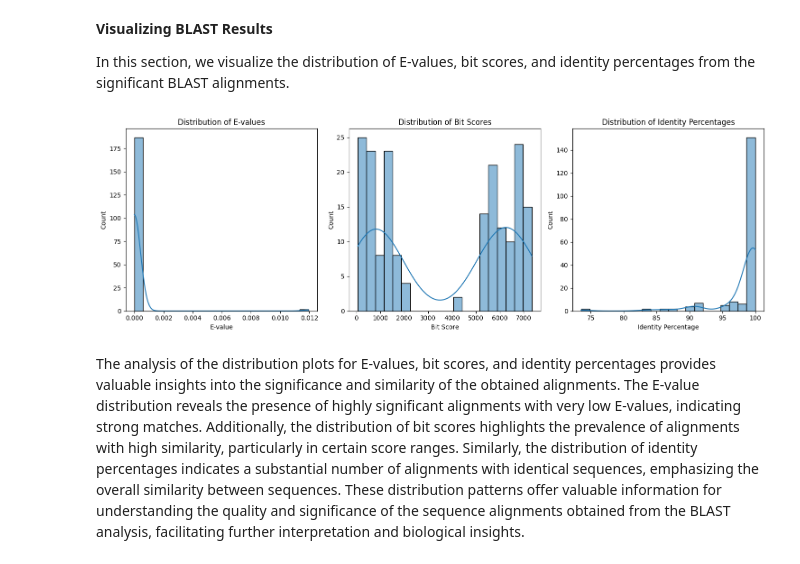
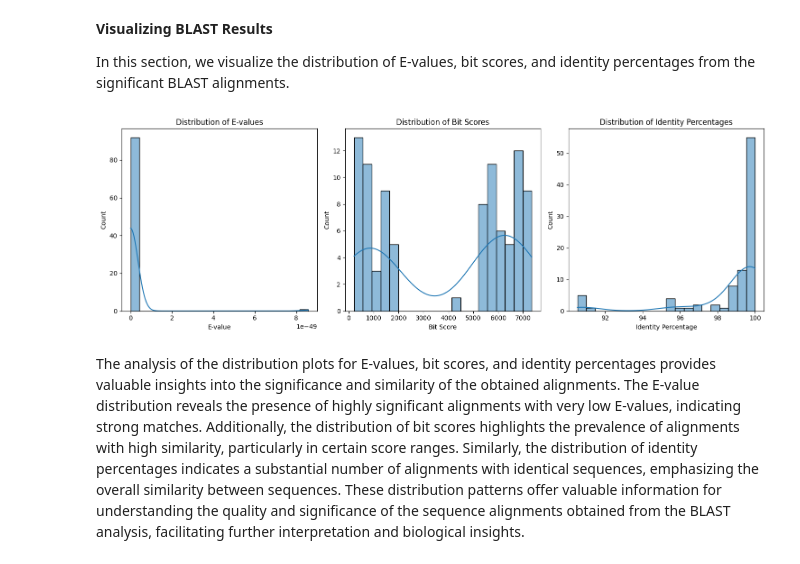
Before and after one commit to Pankajkarki543/Learning_Bioinformatics, a Jupyter notebook: Bioinformatics_BLAST_Analysis.ipynb, the cells around one changed output. Saved outputs shown, nothing was run; the diff lists cells and outputs as text; code cells hidden in the pictures.

```diff
--- a/Bioinformatics_BLAST_Analysis.ipynb
+++ b/Bioinformatics_BLAST_Analysis.ipynb
@@ -146,30 +83,0 @@ In this section, we summarize the significant BLAST alignments based on the filt
-# %%
-# Summary of filtered alignments
-summary = []
-
-# Iterate over each filtered alignment to extract key information
-for alignment in filtered_alignments:
-    for hsp in alignment.hsps:
-        identity_percentage = (hsp.identities / hsp.align_length) * 100
-        summary.append({
-            "title": alignment.title,
-            "length": alignment.length,
-            "e_value": hsp.expect,
-            "bit_score": hsp.bits,
-            "identity_percentage": identity_percentage,
-            "query_start": hsp.query_start,
-            "query_end": hsp.query_end,
-            "subject_start": hsp.sbjct_start,
-            "subject_end": hsp.sbjct_end,
-        })
-
-# Displaying the summary
-for record in summary:
-    print(f"Alignment title: {record['title']}")
-    print(f"Alignment length: {record['length']}")
-    print(f"E-value: {record['e_value']}")
-    print(f"Bit score: {record['bit_score']}")
-    print(f"Identity percentage: {record['identity_percentage']:.2f}%")
-    print(f"Query start: {record['query_start']}, Query end: {record['query_end']}")
-    print(f"Subject start: {record['subject_start']}, Subject end: {record['subject_end']}")
-    print()
@@ -196,38 +141,35 @@ Subject start: 3851, Subject end: 4073
 
 In this section, we visualize the distribution of E-values, bit scores, and identity percentages from the significant BLAST alignments.
 # %%
-import matplotlib.pyplot as plt
-import seaborn as sns
-
 # Extracting data for visualization
-e_values = [record['e_value'] for record in summary]
-bit_scores = [record['bit_score'] for record in summary]
-identity_percentages = [record['identity_percentage'] for record in summary]
+e_values = [hsp.evalue for alignment, hsp in filtered_hits]
+bit_scores = [hsp.bitscore for alignment, hsp in filtered_hits]
+identity_percentages = [(hsp.ident_num / hsp.aln_span) * 100 for alignment, hsp in filtered_hits]
 
 plt.figure(figsize=(15, 5))
 
 # Plotting the distribution of E-values
 plt.subplot(1, 3, 1)
 sns.histplot(e_values, bins=20, kde=True)
 plt.xlabel('E-value')
 plt.title('Distribution of E-values')
 
 # Plotting the distribution of Bit Scores
 plt.subplot(1, 3, 2)
 sns.histplot(bit_scores, bins=20, kde=True)
 plt.xlabel('Bit Score')
 plt.title('Distribution of Bit Scores')
 
 # Plotting the distribution of Identity Percentages
 plt.subplot(1, 3, 3)
 sns.histplot(identity_percentages, bins=20, kde=True)
 plt.xlabel('Identity Percentage')
 plt.title('Distribution of Identity Percentages')
 
 plt.tight_layout()
 plt.show()
 # %% [output]
-[figure, old version]
+[figure, new version]
 # %% [markdown]
 The analysis of the distribution plots for E-values, bit scores, and identity percentages provides valuable insights into the significance and similarity of the obtained alignments. The E-value distribution reveals the presence of highly significant alignments with very low E-values, indicating strong matches. Additionally, the distribution of bit scores highlights the prevalence of alignments with high similarity, particularly in certain score ranges. Similarly, the distribution of identity percentages indicates a substantial number of alignments with identical sequences, emphasizing the overall similarity between sequences. These distribution patterns offer valuable information for understanding the quality and significance of the sequence alignments obtained from the BLAST analysis, facilitating further interpretation and biological insights.
 # %% [markdown]
```
Also changed, not shown: parts of 5 cells of this notebook.
